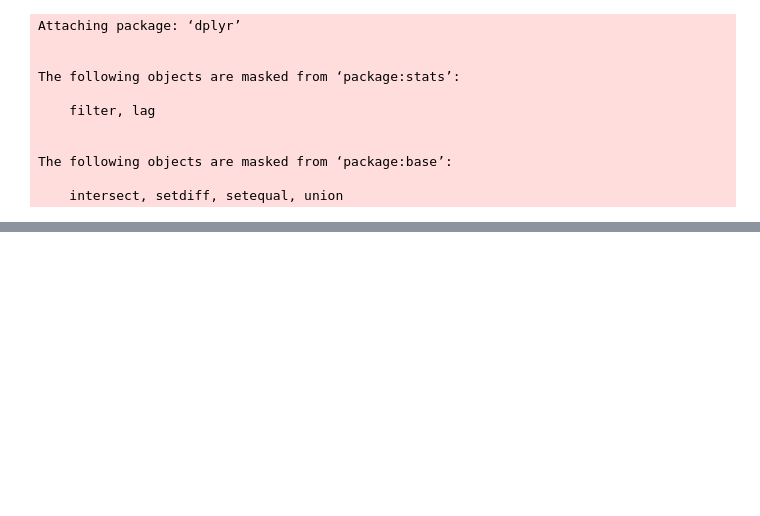
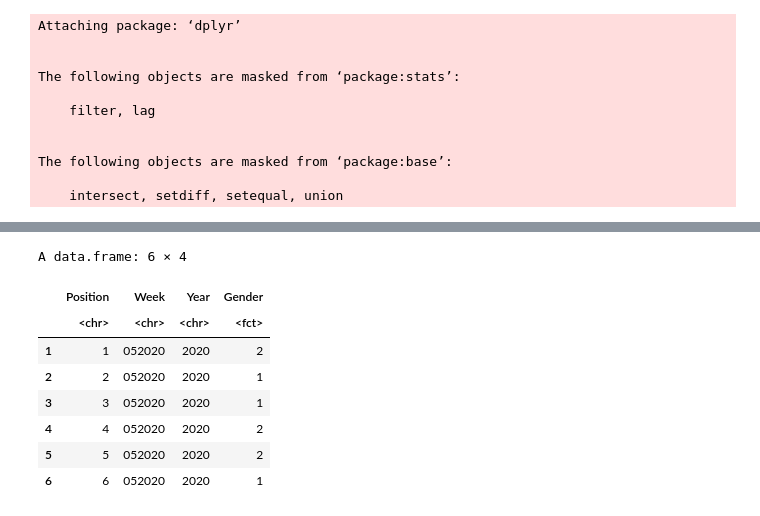
Before and after one commit to LiseFalden/CulturalDataScience, a Jupyter notebook: Coding Project.ipynb, the cells around one changed output, grey strips where cells are left out. Saved outputs shown, nothing was run; the diff lists cells and outputs as text; code cells hidden in the pictures; blank space fills up the shorter version.

```diff
--- a/Coding Project.ipynb
+++ b/Coding Project.ipynb
@@ -100,0 +105,13 @@ A data.frame: 6 × 3
+# %%
+#Checking
+head(Danmark2)
+# %% [output]
+A data.frame: 6 × 4
+|  | Position | Week | Year | Gender |
+|  | <chr> | <chr> | <chr> | <fct> |
+| 1 | 1 | 052020 | 2020 | 2 |
+| 2 | 2 | 052020 | 2020 | 1 |
+| 3 | 3 | 052020 | 2020 | 1 |
+| 4 | 4 | 052020 | 2020 | 2 |
+| 5 | 5 | 052020 | 2020 | 2 |
+| 6 | 6 | 052020 | 2020 | 1 |
```
Also changed, not shown: parts of 16 cells of this notebook.
